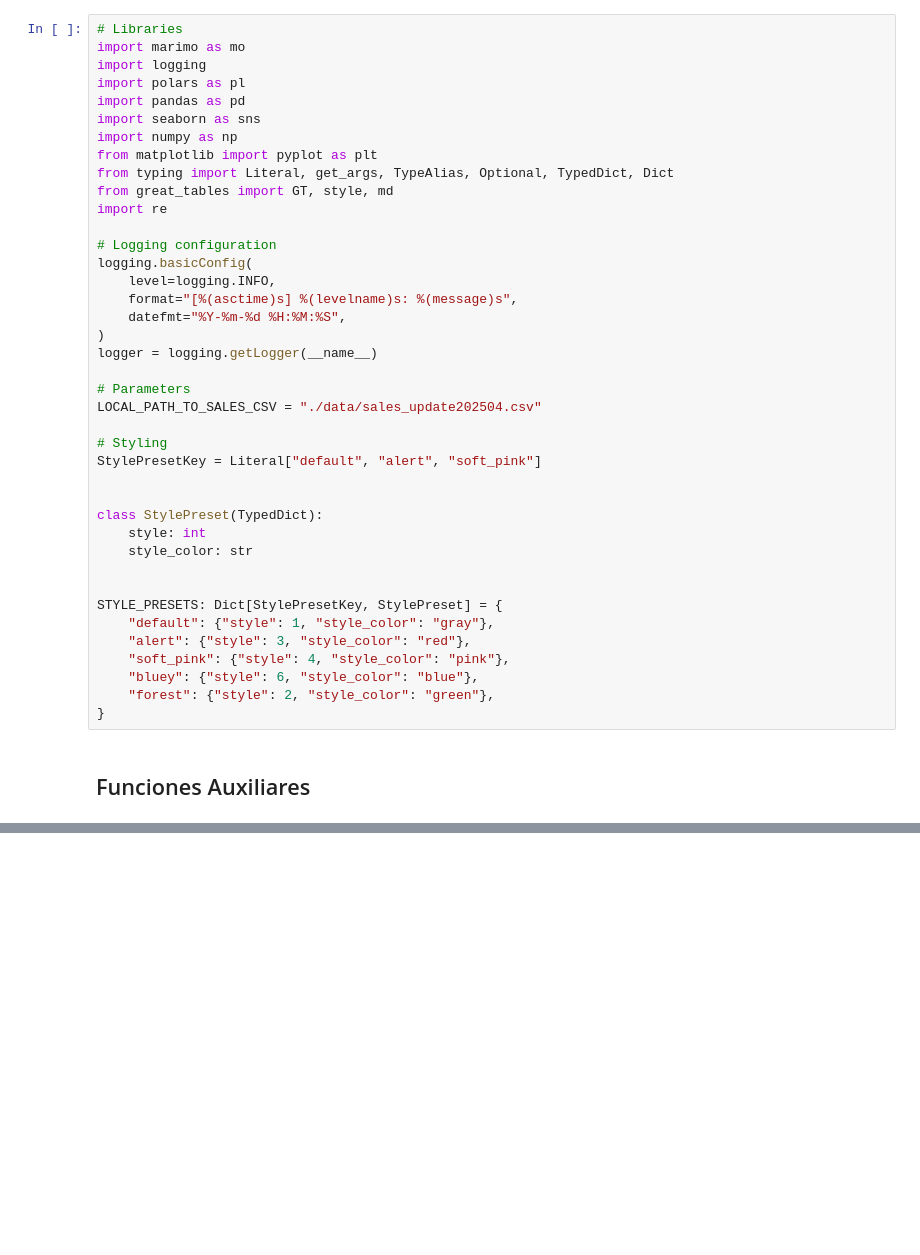
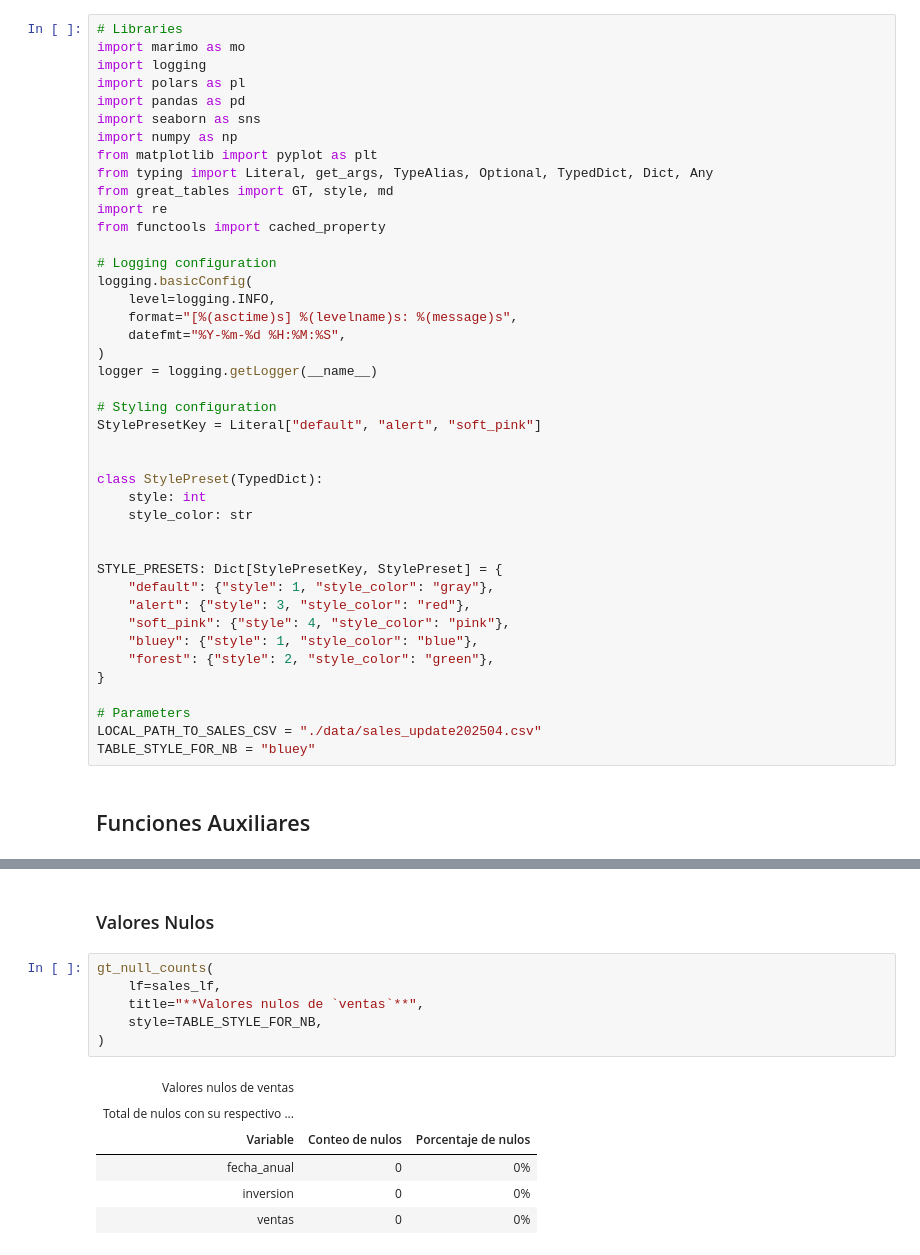
Before and after one commit to jxareas/linear-regression-sales, a Jupyter notebook: notebooks/M2_AG_Grupo12.ipynb, the cells around one changed output, grey strips where cells are left out. Saved outputs shown, nothing was run; the diff lists cells and outputs as text; blank space fills up the shorter version.

```diff
--- a/notebooks/M2_AG_Grupo12.ipynb
+++ b/notebooks/M2_AG_Grupo12.ipynb
@@ -7,9 +7,10 @@ import pandas as pd
 import seaborn as sns
 import numpy as np
 from matplotlib import pyplot as plt
-from typing import Literal, get_args, TypeAlias, Optional, TypedDict, Dict
+from typing import Literal, get_args, TypeAlias, Optional, TypedDict, Dict, Any
 from great_tables import GT, style, md
 import re
+from functools import cached_property
 
 # Logging configuration
 logging.basicConfig(
@@ -19,10 +20,7 @@ logging.basicConfig(
 )
 logger = logging.getLogger(__name__)
 
-# Parameters
-LOCAL_PATH_TO_SALES_CSV = "./data/sales_update202504.csv"
-
-# Styling
+# Styling configuration
 StylePresetKey = Literal["default", "alert", "soft_pink"]
 
 
@@ -35,9 +33,13 @@ STYLE_PRESETS: Dict[StylePresetKey, StylePreset] = {
     "default": {"style": 1, "style_color": "gray"},
     "alert": {"style": 3, "style_color": "red"},
     "soft_pink": {"style": 4, "style_color": "pink"},
-    "bluey": {"style": 6, "style_color": "blue"},
+    "bluey": {"style": 1, "style_color": "blue"},
     "forest": {"style": 2, "style_color": "green"},
 }
+
+# Parameters
+LOCAL_PATH_TO_SALES_CSV = "./data/sales_update202504.csv"
+TABLE_STYLE_FOR_NB = "bluey"
 # %% [markdown]
 ## Funciones Auxiliares
 # %%
@@ -425,0 +525,15 @@ gt_null_counts(
+# %% [markdown]
+### Valores Nulos
+# %%
+gt_null_counts(
+    lf=sales_lf,
+    title="**Valores nulos de `ventas`**",
+    style=TABLE_STYLE_FOR_NB,
+)
+# %% [output]
+| Valores nulos de ventas |  |  |
+| Total de nulos con su respectivo ... |  |  |
+| Variable | Conteo de nulos | Porcentaje de nulos |
+| fecha_anual | 0 | 0% |
+| inversion | 0 | 0% |
+| ventas | 0 | 0% |
```
Also changed, not shown: parts of 16 cells of this notebook, 3 other files.
